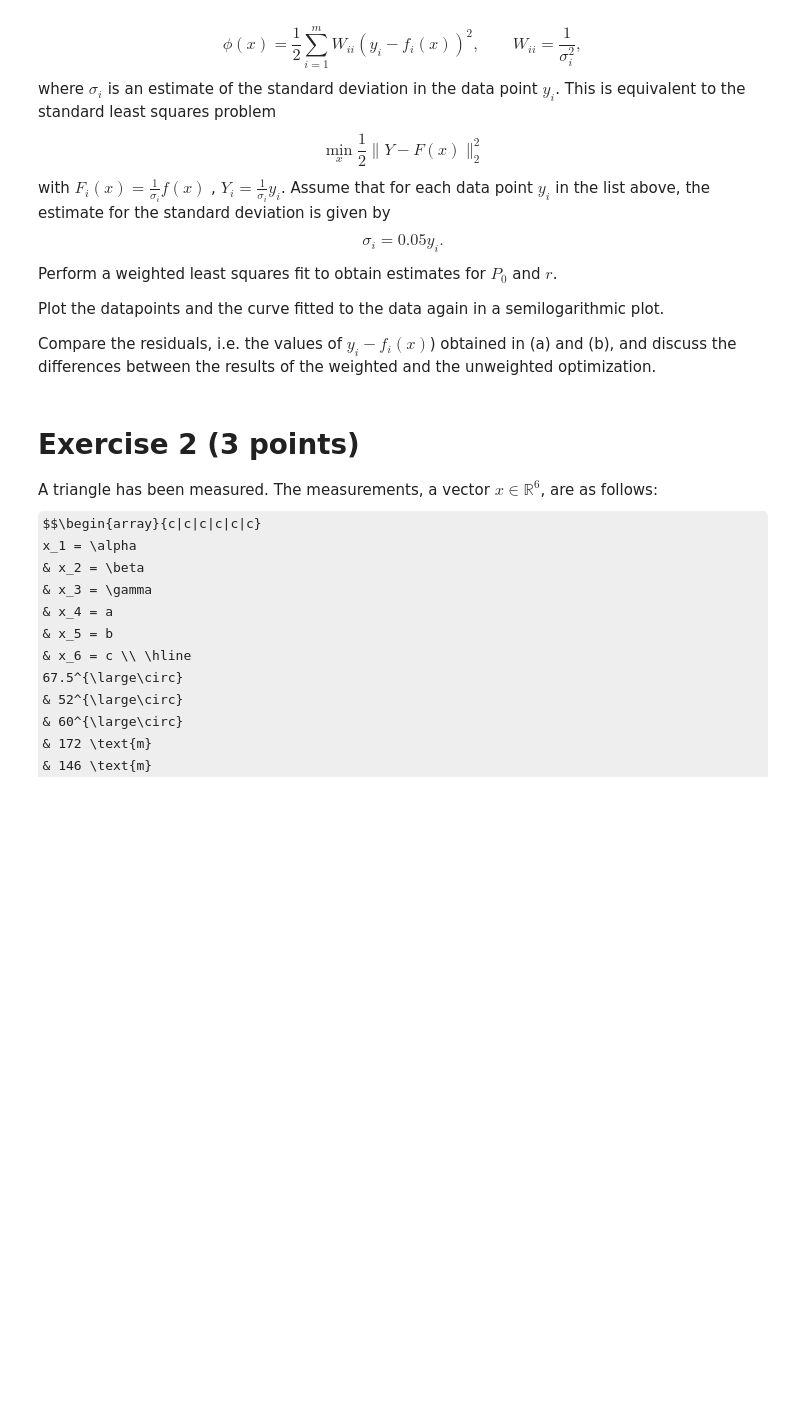
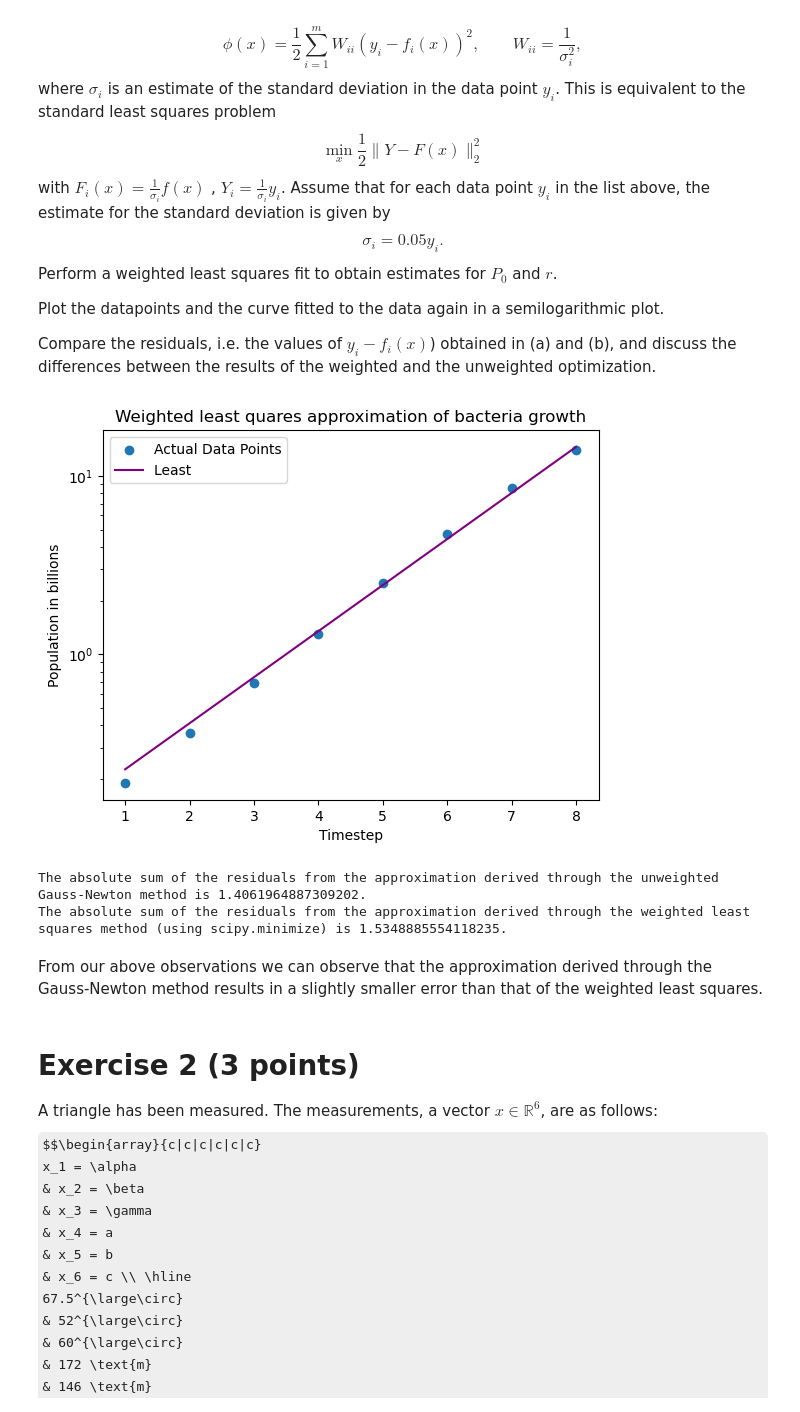
Before and after one commit to guoda23/NumericalAlgorithms, a Jupyter notebook: hw5_2023.ipynb, the cells around one changed output. Saved outputs shown, nothing was run; the diff lists cells and outputs as text; code cells hidden in the pictures; some formulas as TeX source; blank space fills up the shorter version.

```diff
--- a/hw5_2023.ipynb
+++ b/hw5_2023.ipynb
@@ -122,7 +121,61 @@ Plot the datapoints and the curve fitted to the data again in a semilogarithmic
 
 Compare the residuals, i.e. the values of $y_i - f_i(x)$) obtained in (a) and (b), and discuss the differences between the results of the weighted and the unweighted optimization.
 # %%
-# your code here
+def ModelFunction(x1, x2, t):
+    return x1*(x2**t)
+
+def WeightedLeastSquares(y, n, x0):
+    x1 = x0[0]
+    x2 = x0[1]
+
+    sigma_i = [yi*0.05 for yi in y]
+
+    def PhiFunction(vars):
+        x1, x2 = vars
+        f = [ModelFunction(x1, x2, t) for t in range(0, n)]
+
+        phi = 0
+        for i in range(n):
+            phi += (1/sigma_i[i])*(y[i] - f[i])**2
+
+        phi = 0.5*phi
+        return phi
+
+    result = scipy.optimize.minimize(PhiFunction, [x1, x2])
+    return result.x
+
+
+data = np.array( [0.19, 0.36, 0.69, 1.3, 2.5, 4.7, 8.5, 14])
+x_approx = WeightedLeastSquares(data, 8, [1, 1])
+
+#Visualize results from the iteration
+x1, x2 = x_approx
+final_y_WS = []
+
+for t in range(8):
+    y = x1 * (x2**t)
+    final_y_WS.append(y)
+
+plt.scatter(time_points, data, label='Actual Data Points')
+plt.plot(time_points, final_y_WS, label='Least ', color = 'purple')
+plt.xlabel('Timestep')
+plt.ylabel('Population in billions')
+plt.title('Weighted least quares approximation of bacteria growth')
+plt.legend()
+plt.yscale('log')
+plt.show()
+# %% [output]
+[figure, added]
+# %%
+difference_GN = sum(np.abs(data - final_y_GN))
+difference_WS = sum(np.abs(data - final_y_WS))
+print(f"The absolute sum of the residuals from the approximation derived through the unweighted Gauss-Newton method is {difference_GN}.")
+print(f"The absolute sum of the residuals from the approximation derived through the weighted least squares method (using scipy.minimize) is {difference_WS}.")
+# %% [output]
+The absolute sum of the residuals from the approximation derived through the unweighted Gauss-Newton method is 1.4061964887309202.
+The absolute sum of the residuals from the approximation derived through the weighted least squares method (using scipy.minimize) is 1.5348885554118235.
+# %% [markdown]
+From our above observations we can observe that the approximation derived through the Gauss-Newton method results in a slightly smaller error than that of the weighted least squares.
 # %% [markdown]
 # Exercise 2 (3 points)
 A triangle has been measured. The measurements, a vector $x \in \mathbb{R}^6$, are as follows:
```
Also changed, not shown: parts of 6 cells of this notebook.
